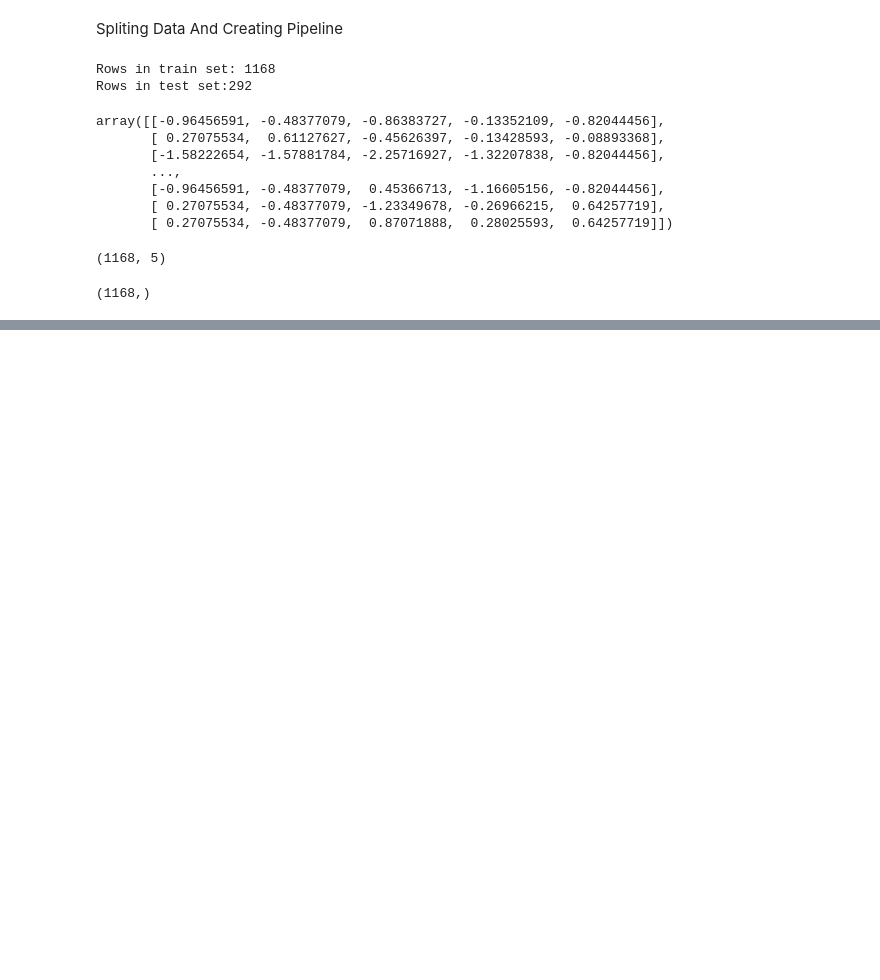
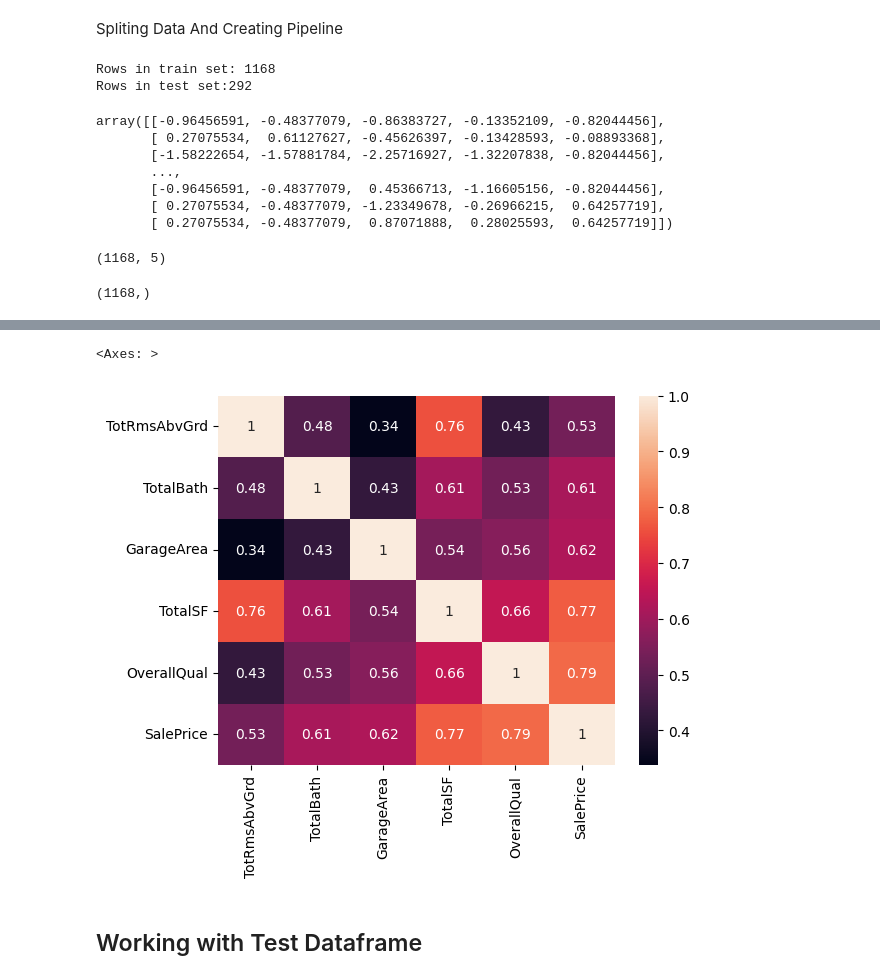
Before and after one commit to Christin-George-SDE/PRODGY_ML_01, a Jupyter notebook: house_price_prediction.ipynb, the cells around one changed output, grey strips where cells are left out. Drawn from its saved outputs; the diff is of its cells as text; code cells hidden in the pictures; blank space fills up the shorter version.

```diff
--- a/house_price_prediction.ipynb
+++ b/house_price_prediction.ipynb
@@ -258,0 +281,7 @@ Y_train.shape
+# %%
+sns.heatmap(train_df.corr(),annot= True)
+# %% [output]
+<Axes: >
+[figure, added]
+# %% [markdown]
+## Working with Test Dataframe
```
Also changed, not shown: parts of 32 cells of this notebook.
